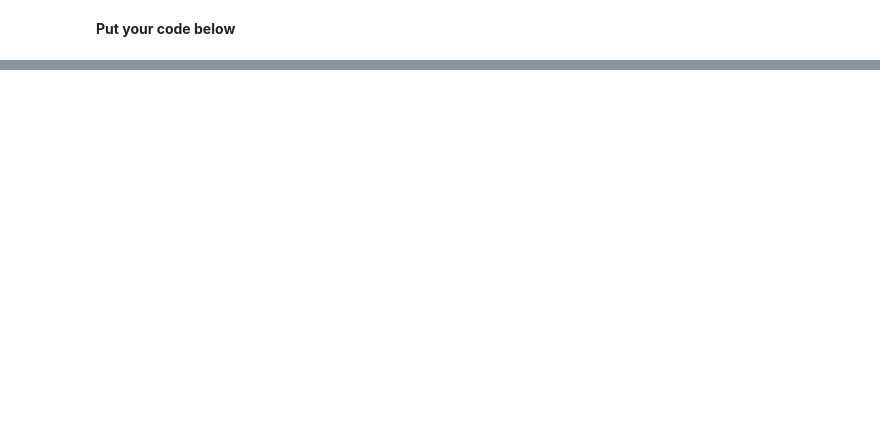
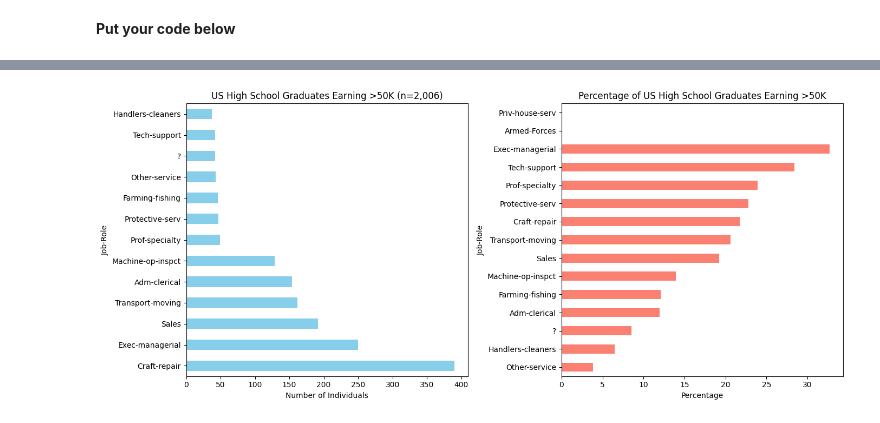
Before and after one commit to christinedbaxter/sb-python-test, a Jupyter notebook: Mock Interview Python Student Facing Questions .ipynb, the cells around one changed output, grey strips where cells are left out. Saved outputs shown, nothing was run; the diff lists cells and outputs as text; code cells hidden in the pictures; blank space fills up the shorter version.

```diff
--- a/Mock Interview Python Student Facing Questions .ipynb
+++ b/Mock Interview Python Student Facing Questions .ipynb
@@ -154,0 +339,21 @@ Please note you will be looking specifically at the *Job Role* column
+# %%
+# Plotting the data
+fig, ax = plt.subplots(nrows=1, ncols=2, figsize=(14,6))
+
+# Create a bar plot for count of US high school graduates earning above 50K
+count_gt_50k.plot(kind='barh', ax=ax[0], color='skyblue')
+ax[0].set_title('US High School Graduates Earning >50K (n=2,006)')
+ax[0].set_xlabel('Number of Individuals')
+ax[0].set_ylabel('Job-Role')
+
+# Create a bar plot for percentage of US high school graduates earning above 50K sort descending
+high_income_percent.sort_values(ascending=True).plot(kind='barh', ax=ax[1], color='salmon')
+ax[1].set_title('Percentage of US High School Graduates Earning >50K')
+ax[1].set_xlabel('Percentage')
+ax[1].set_ylabel('Job-Role')
+
+# Display the plots
+plt.tight_layout()
+plt.show()
+# %% [output]
+[figure, added]
```
Also changed, not shown: parts of 26 cells of this notebook.
